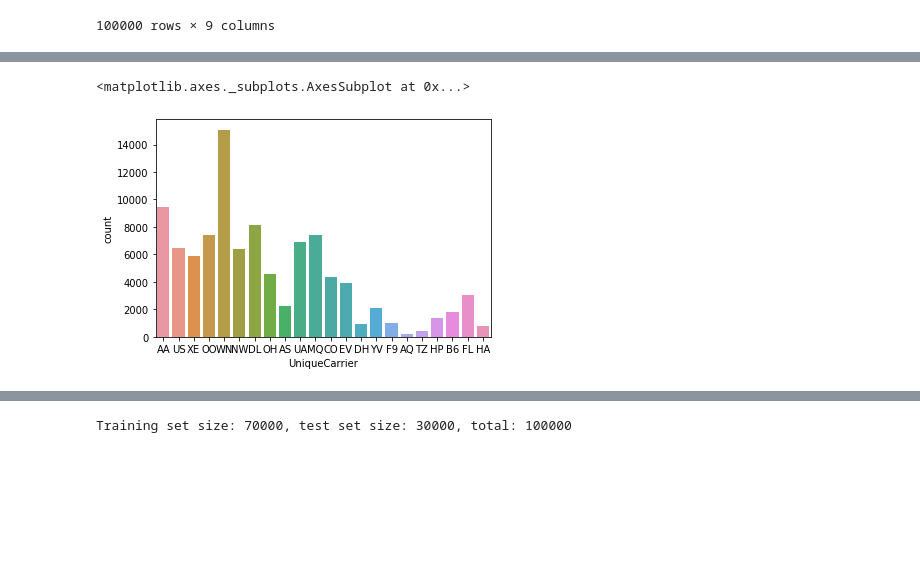
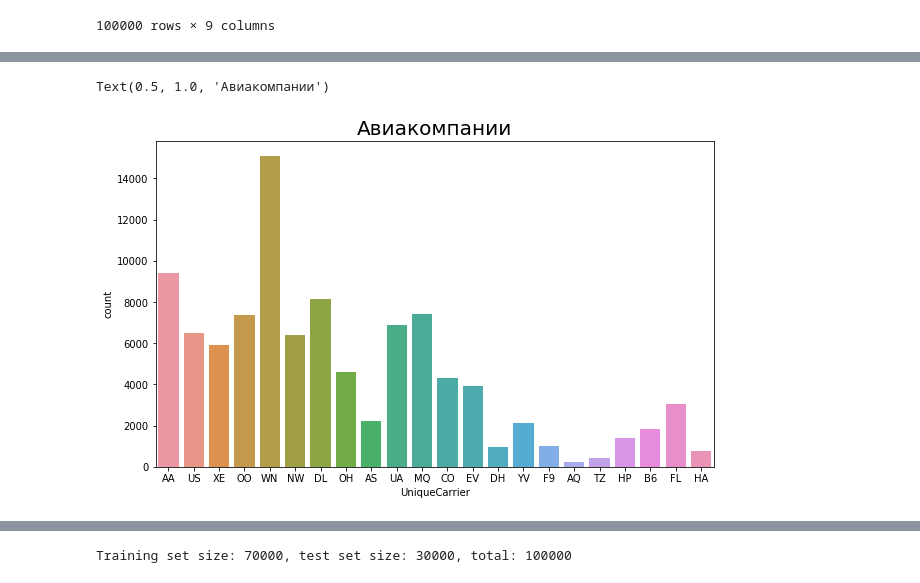
Before and after one commit to killkamad/BigData, a Jupyter notebook: Экзамен/Flight_delay with server.ipynb, the cells around one changed output, grey strips where cells are left out. Cells and saved outputs as stored; diff of their text form; code cells hidden in the pictures; blank space fills up the shorter version.

```diff
--- a/Экзамен/Flight_delay with server.ipynb
+++ b/Экзамен/Flight_delay with server.ipynb
@@ -130,9 +129,11 @@ dtypes: int64(6), object(3)
 memory usage: 6.9+ MB
 # %%
 sns.countplot(x='UniqueCarrier', data=df)
+ax = plt.gca()
+ax.set_title("Авиакомпании",fontsize=20)
 # %% [output]
-<matplotlib.axes._subplots.AxesSubplot at 0x...>
+Text(0.5, 1.0, 'Авиакомпании')
-[figure, old version]
+[figure, new version]
 # %%
 def dict_sort(my_dict):
     keys = []
```
Also changed, not shown: parts of 32 cells of this notebook.
